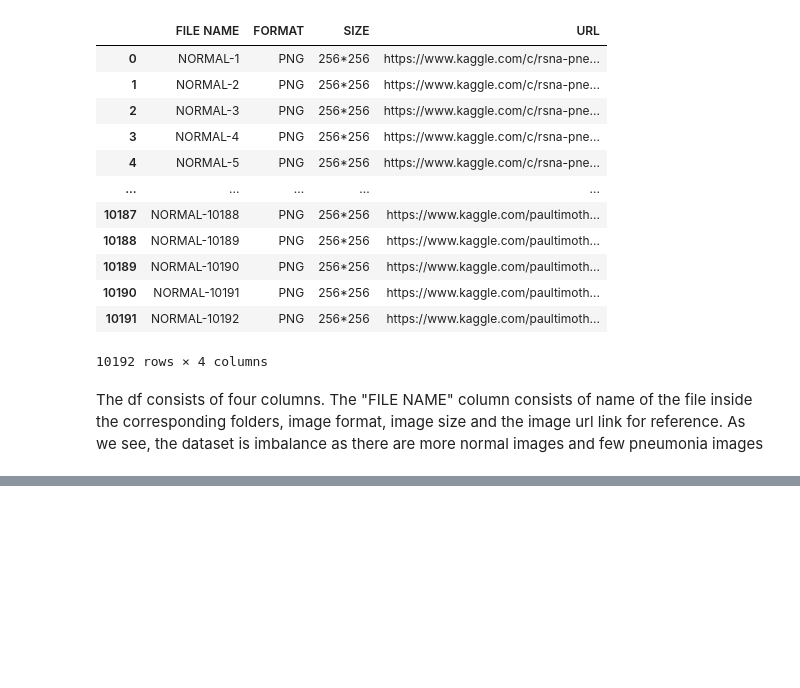
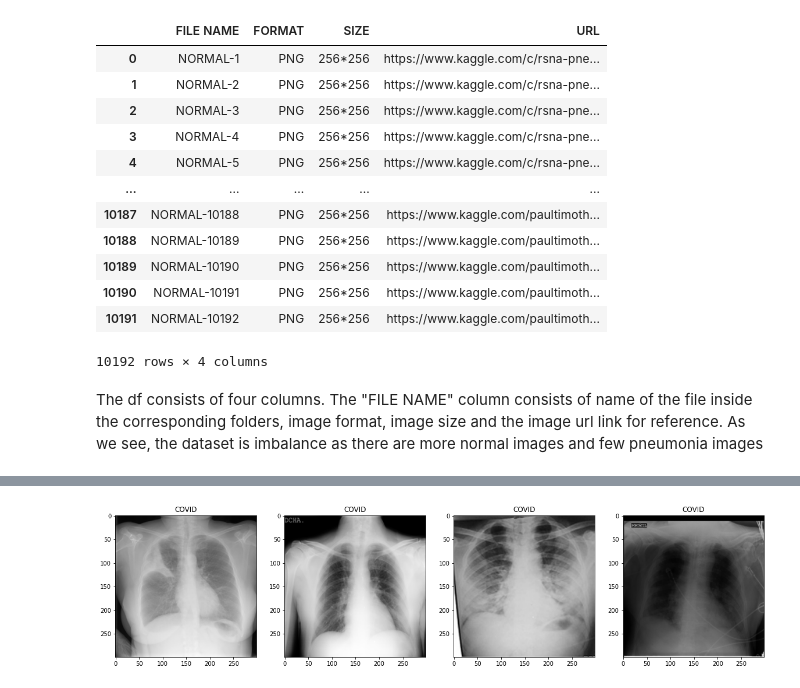
Before and after one commit to dipesh-commits/computer-vision-projects, a Jupyter notebook: COVID 19 Identification/COVID 19.ipynb, the cells around one changed output, grey strips where cells are left out. Saved outputs shown, nothing was run; the diff lists cells and outputs as text; code cells hidden in the pictures; blank space fills up the shorter version.

```diff
--- a/COVID 19 Identification/COVID 19.ipynb
+++ b/COVID 19 Identification/COVID 19.ipynb
@@ -101,11 +102,30 @@ normal_df
 # %% [markdown]
 The df consists of four columns. The "FILE NAME" column consists of name of the file inside the corresponding folders, image format, image size and the image url link for reference. As we see, the dataset is imbalance as there are more normal images and few pneumonia images
 # %%
-covid_folder = os.path.join(data_folder,"COVID")
-for j,i in enumerate(os.listdir(covid_folder)):
-    img_path = os.path.join(covid_folder, i)
-    img = cv2.imread(img_path)
-    plt.figure(figsize=(12,10))
-    plt.subplot(1,2,j+1)
-    plt.imshow(img)
-    plt.show()
+class ProcessImage:
+    """
+        Consists of methods to process images and plotting
+    """
+    def __init__(self,image_folder_path:str,no_of_images:int):
+        self.image_folder_path  = image_folder_path
+        self.no_of_images = no_of_images
+
+    def read_image(self) -> np.ndarray:
+        images = []
+        for i in os.listdir(self.image_folder_path):
+            img_path = os.path.join(self.image_folder_path,i)
+            img = cv2.imread(img_path)
+            images.append(img)
+        return images
+
+    def plot_images(self):
+        all_img = self.read_image()
+        if len(all_img) < self.no_of_images:
+            raise Exception("No of selected images should be less than total images")
+        images = random.sample(self.read_image(),self.no_of_images)
+        fig = plt.figure(figsize=(20,15))
+        for i in range(self.no_of_images):
+            fig.add_subplot(1,self.no_of_images,i+1)
+            plt.title(os.path.basename(self.image_folder_path))
+            plt.imshow(images[i])
+        plt.show(block=True)
@@ -132,0 +142,5 @@ xlrd
+# %%
+imgs = ProcessImage(covid_folder,4)
+imgs.plot_images()
+# %% [output]
+[figure, added]
```
Also changed, not shown: parts of 6 cells of this notebook.
